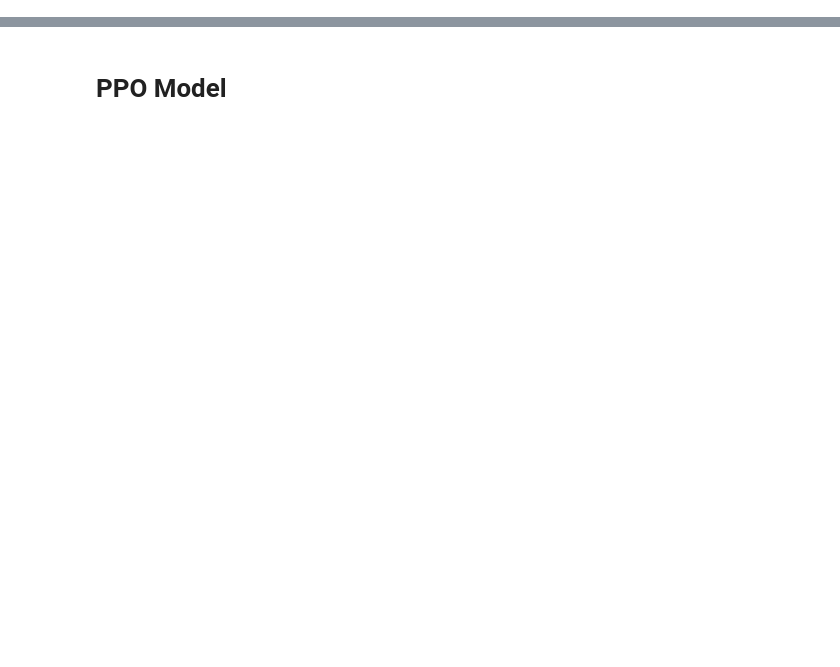
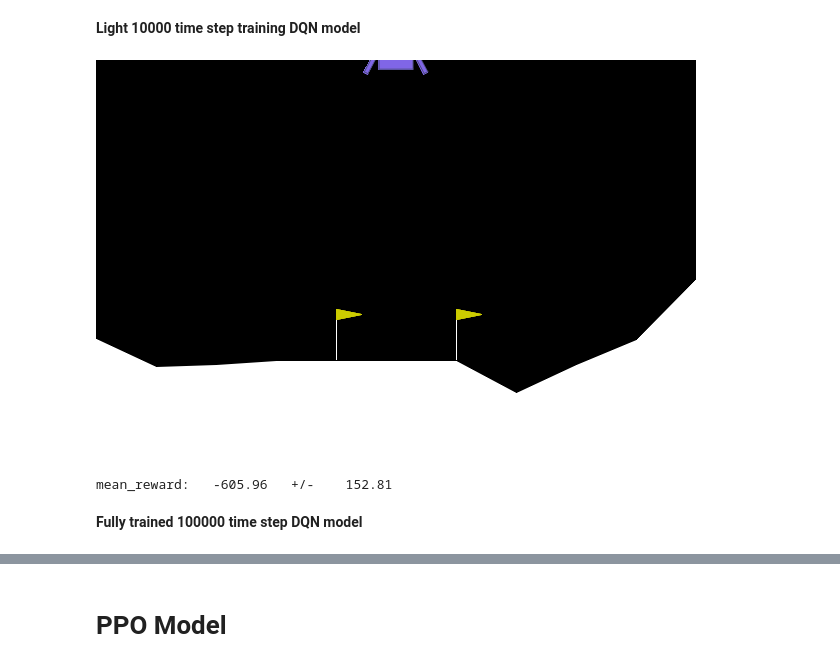
Before and after one commit to dylan33smith/LunarLandingRL, a Jupyter notebook: AIproject.ipynb, the cells around one changed output, grey strips where cells are left out. Saved outputs shown, nothing was run; the diff lists cells and outputs as text; code cells hidden in the pictures; blank space fills up the shorter version.

```diff
--- a/AIproject.ipynb
+++ b/AIproject.ipynb
@@ -144,0 +217,16 @@ mean_reward:     20.99 +/-    127.66
+# %% [markdown]
+**Light 10000 time step training DQN model**
+# %%
+# light 10000 time step training of the DQN agent
+dqn_model.learn(total_timesteps=10000)
+dqn_model.save('light_dqn_ll')
+
+# Measure and visualize light training model
+gif_name = "light_dqn.gif"
+mean_light_dqn, std_light_dqn = evaluate_policy_and_create_video(dqn_model, gif_name);
+print(f"mean_reward: {mean_light_dqn:9.2f}   +/- {std_light_dqn:9.2f}")
+# %% [output]
+[figure, added]
+mean_reward:   -605.96   +/-    152.81
+# %% [markdown]
+**Fully trained 100000 time step DQN model**
```
Also changed, not shown: parts of 62 cells of this notebook.
